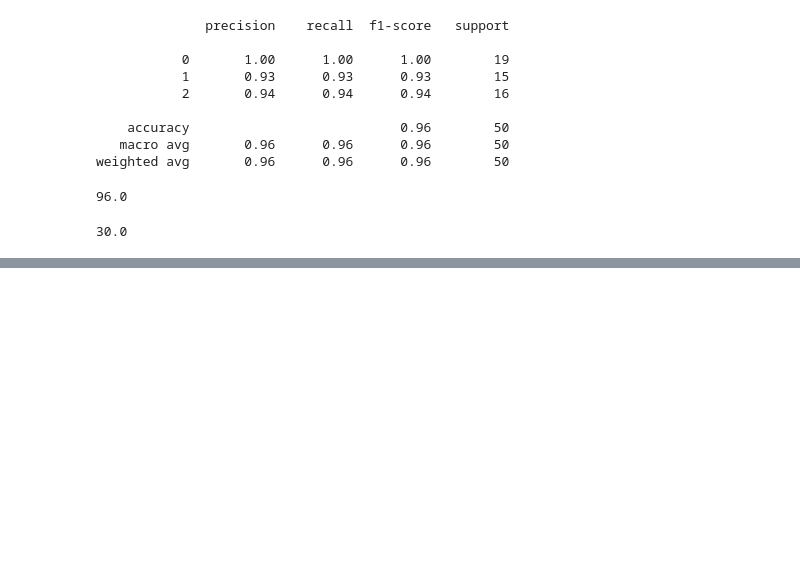
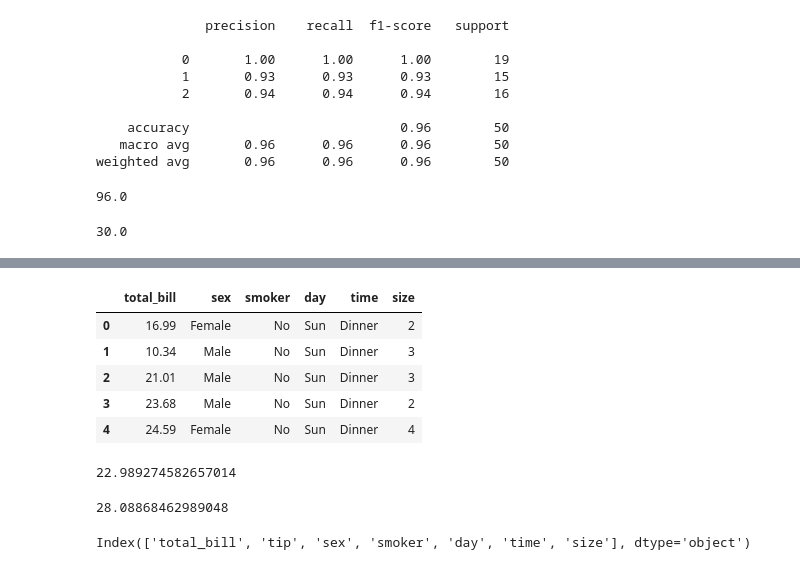
Before and after one commit to Ashok-Prajapati2/Machine-Learning, a Jupyter notebook: Naive-bayes.ipynb, the cells around one changed output, grey strips where cells are left out. Drawn from its saved outputs; the diff is of its cells as text; code cells hidden in the pictures; blank space fills up the shorter version.

```diff
--- a/Naive-bayes.ipynb
+++ b/Naive-bayes.ipynb
@@ -79,0 +147,9 @@ accuracy_score(y_test, y_pred)*100
+# %%
+X.head()
+# %% [output]
+|  | total_bill | sex | smoker | day | time | size |
+| 0 | 16.99 | Female | No | Sun | Dinner | 2 |
+| 1 | 10.34 | Male | No | Sun | Dinner | 3 |
+| 2 | 21.01 | Male | No | Sun | Dinner | 3 |
+| 3 | 23.68 | Male | No | Sun | Dinner | 2 |
+| 4 | 24.59 | Female | No | Sun | Dinner | 4 |
@@ -79,0 +175,17 @@ accuracy_score(y_test, y_pred)*100
+# %%
+lr.score(X_test, y_test)*100  ## not good
+# %% [output]
+22.989274582657014
+# %%
+## lets try other regression models
+from sklearn.ensemble import RandomForestRegressor
+rf = RandomForestRegressor()
+rf.fit(X_train, y_train)
+y_pred = rf.predict(X_test)
+rf.score(X_test, y_test)*100
+# %% [output]
+28.08868462989048
+# %%
+df.columns
+# %% [output]
+Index(['total_bill', 'tip', 'sex', 'smoker', 'day', 'time', 'size'], dtype='object')
```
Also changed, not shown: parts of 24 cells of this notebook.
